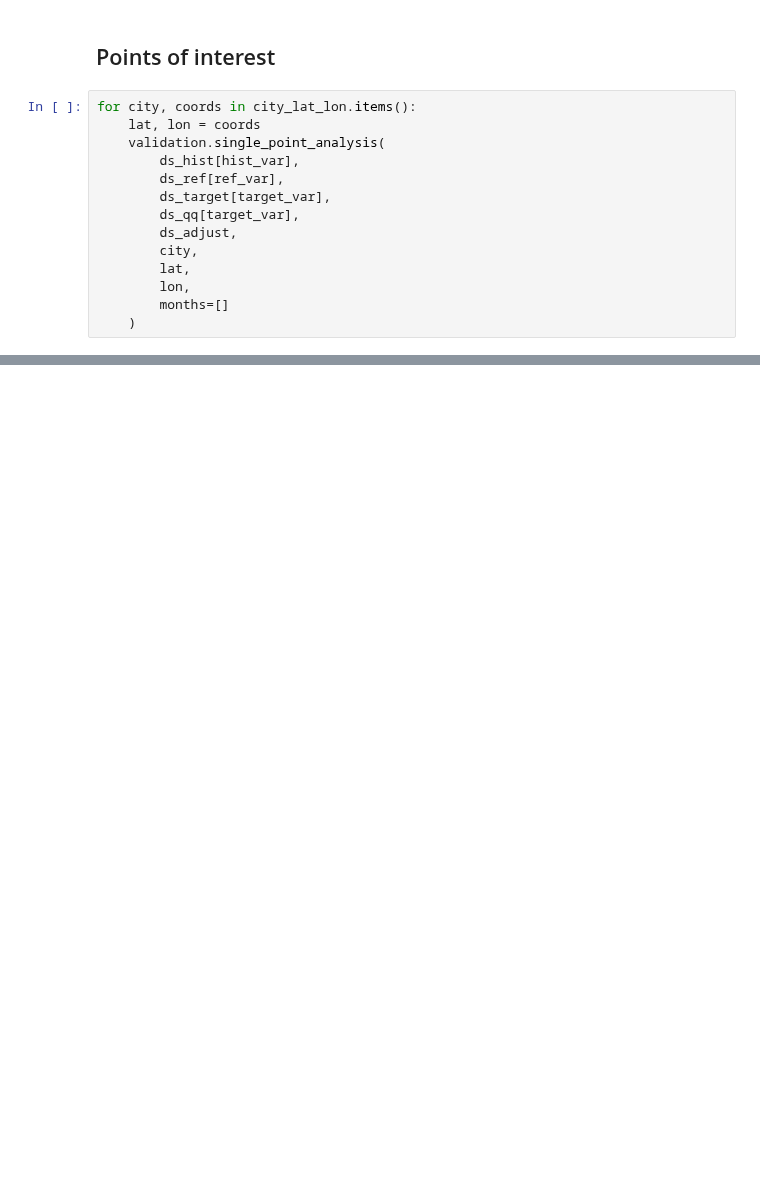
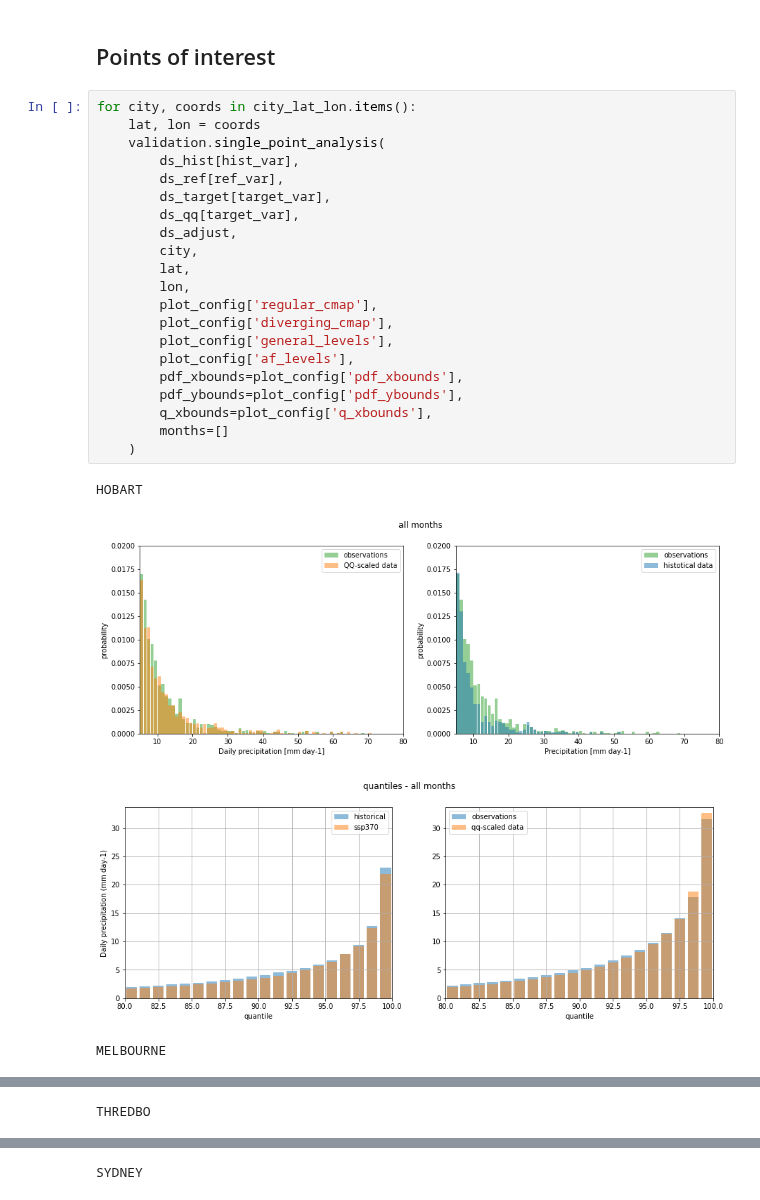
Before and after one commit to AusClimateService/qq-workflows, a Jupyter notebook: new_validation.ipynb, the cells around one changed output, grey strips where cells are left out. Cells and saved outputs as stored; diff of their text form; blank space fills up the shorter version.

```diff
--- a/new_validation.ipynb
+++ b/new_validation.ipynb
@@ -197,14 +211,26 @@ validation.projection_spatial_plot(
 # %%
 for city, coords in city_lat_lon.items():
     lat, lon = coords
     validation.single_point_analysis(
         ds_hist[hist_var],
         ds_ref[ref_var],
         ds_target[target_var],
         ds_qq[target_var],
         ds_adjust,
         city,
         lat,
         lon,
+        plot_config['regular_cmap'],
+        plot_config['diverging_cmap'],
+        plot_config['general_levels'],
+        plot_config['af_levels'],
+        pdf_xbounds=plot_config['pdf_xbounds'],
+        pdf_ybounds=plot_config['pdf_ybounds'],
+        q_xbounds=plot_config['q_xbounds'],
         months=[]
     )
+# %% [output]
+HOBART
+[figure, added]
+[figure, added]
+MELBOURNE
@@ -210,0 +239 @@ for city, coords in city_lat_lon.items():
+THREDBO
@@ -210,0 +242 @@ for city, coords in city_lat_lon.items():
+SYDNEY
```
Also changed, not shown: parts of 6 cells of this notebook, 1 other file.
